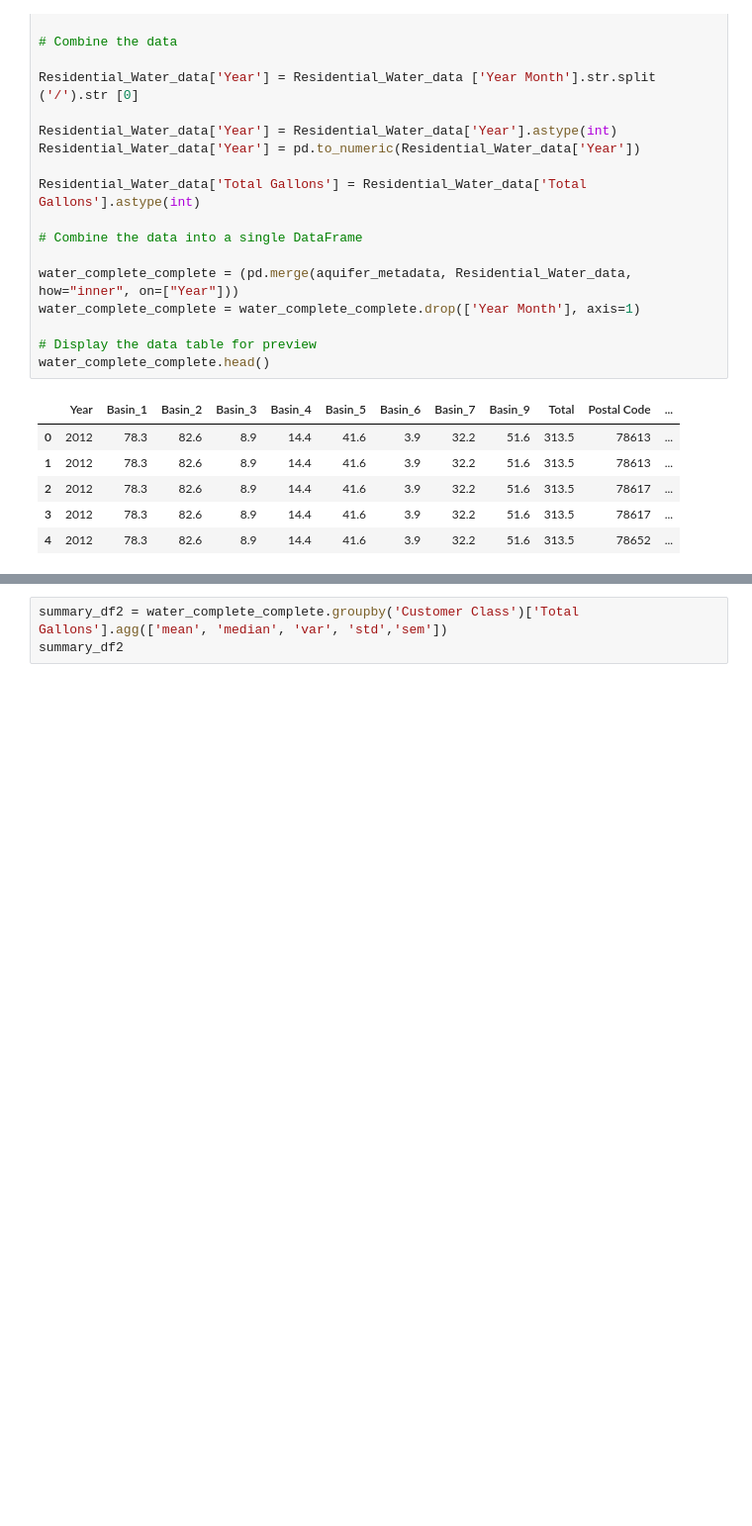
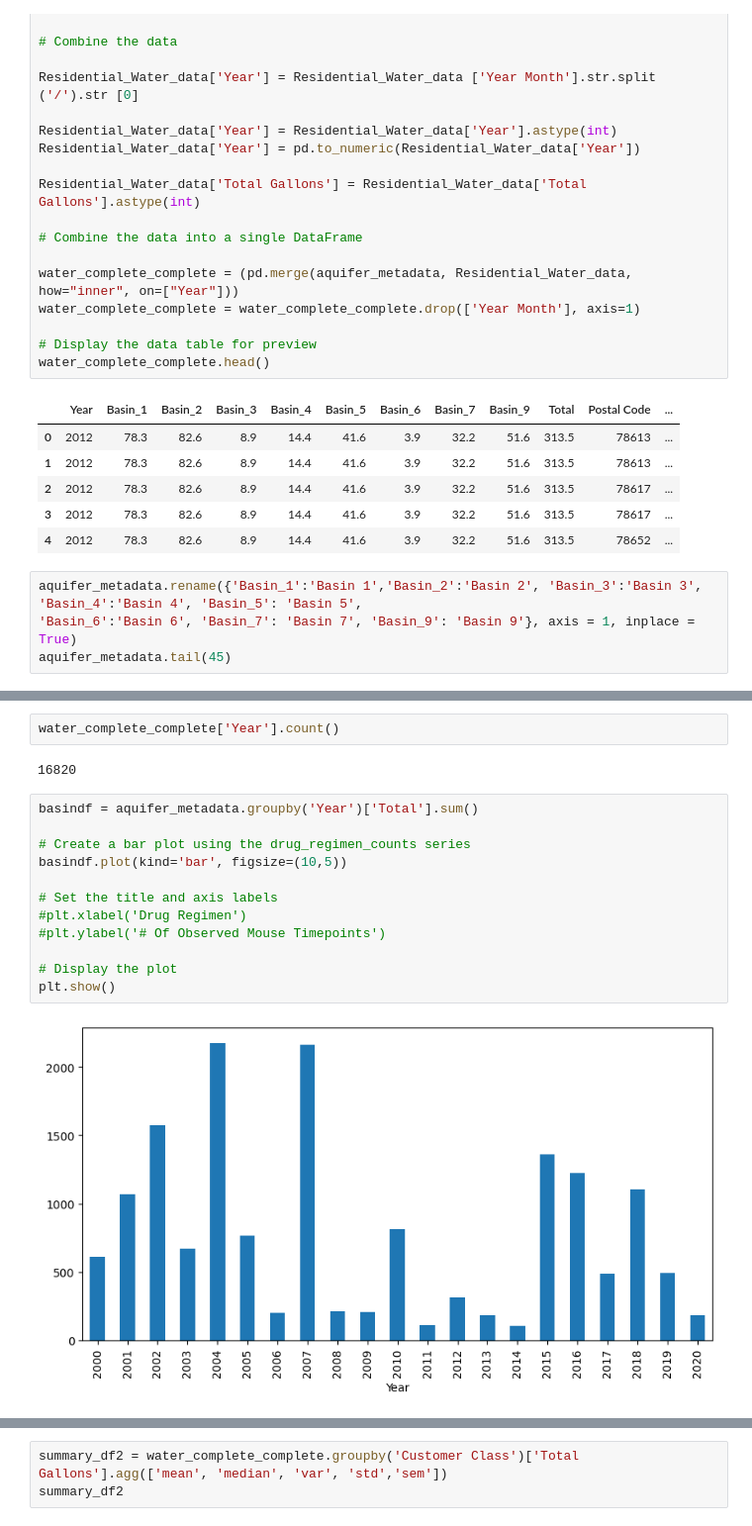
Before and after one commit to Victarrion/Nino_Nina_AustinTX, a Jupyter notebook: Water_Part.ipynb, the cells around one changed output, grey strips where cells are left out. Shown: that part at 99% size. Drawn from its saved outputs; the diff is of its cells as text; blank space fills up the shorter version.

```diff
--- a/Water_Part.ipynb
+++ b/Water_Part.ipynb
@@ -37,3 +37,7 @@ water_complete_complete.head()
 | 2 | 2012 | 78.3 | 82.6 | 8.9 | 14.4 | 41.6 | 3.9 | 32.2 | 51.6 | 313.5 | 78617 | ... |
 | 3 | 2012 | 78.3 | 82.6 | 8.9 | 14.4 | 41.6 | 3.9 | 32.2 | 51.6 | 313.5 | 78617 | ... |
 | 4 | 2012 | 78.3 | 82.6 | 8.9 | 14.4 | 41.6 | 3.9 | 32.2 | 51.6 | 313.5 | 78652 | ... |
+# %%
+aquifer_metadata.rename({'Basin_1':'Basin 1','Basin_2':'Basin 2', 'Basin_3':'Basin 3', 'Basin_4':'Basin 4', 'Basin_5': 'Basin 5',
+'Basin_6':'Basin 6', 'Basin_7': 'Basin 7', 'Basin_9': 'Basin 9'}, axis = 1, inplace = True)
+aquifer_metadata.tail(45)
@@ -40,3 +62,21 @@ water_complete_complete.head()
+# %%
+water_complete_complete['Year'].count()
+# %% [output]
+16820
+# %%
+basindf = aquifer_metadata.groupby('Year')['Total'].sum()
+
+# Create a bar plot using the drug_regimen_counts series
+basindf.plot(kind='bar', figsize=(10,5))
+
+# Set the title and axis labels
+#plt.xlabel('Drug Regimen')
+#plt.ylabel('# Of Observed Mouse Timepoints')
+
+# Display the plot
+plt.show()
+# %% [output]
+[figure, added]
 # %%
 water_complete_complete.dtypes
 # %% [output]
```
Also changed, not shown: parts of 5 cells of this notebook, 1 other file.
